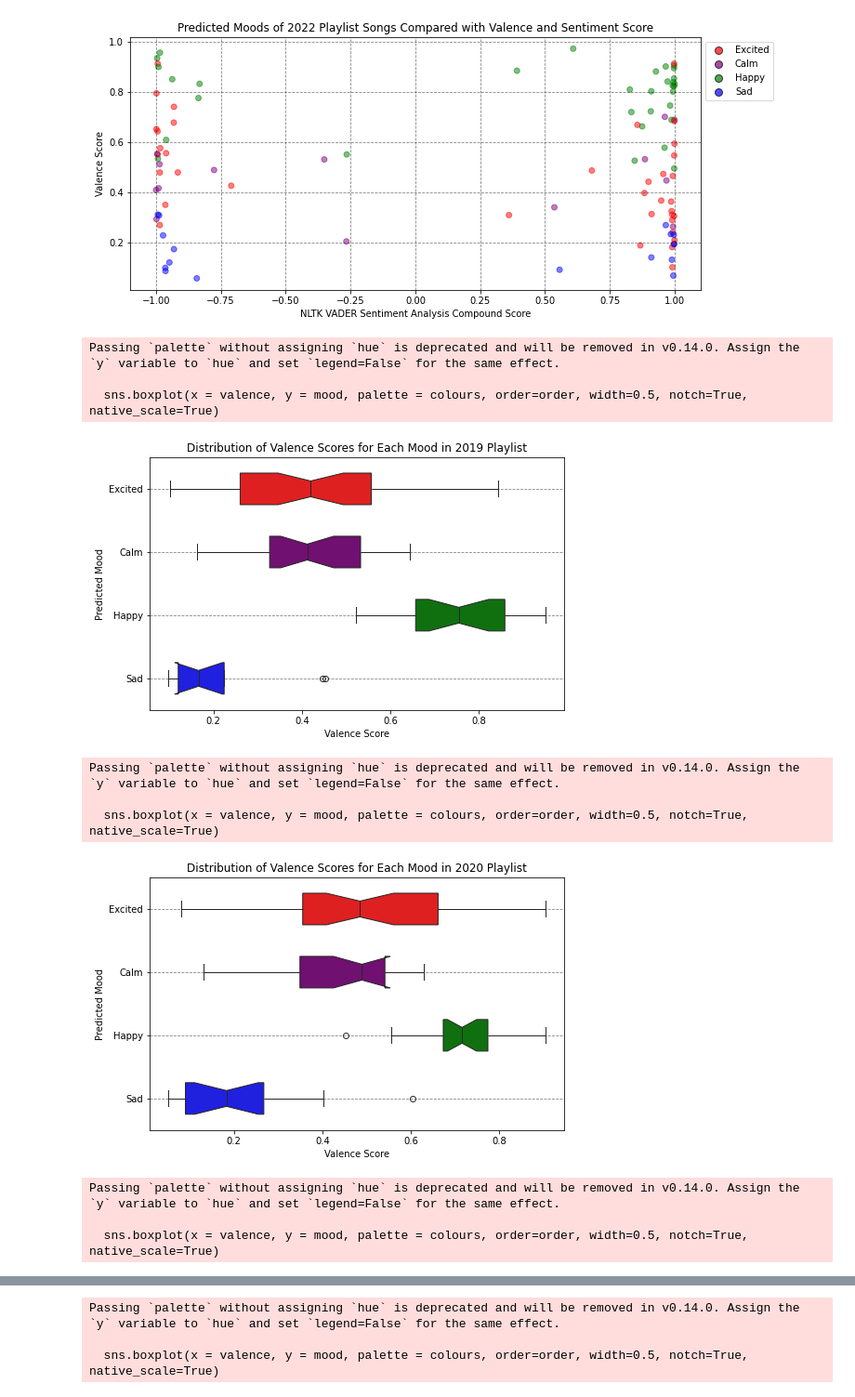
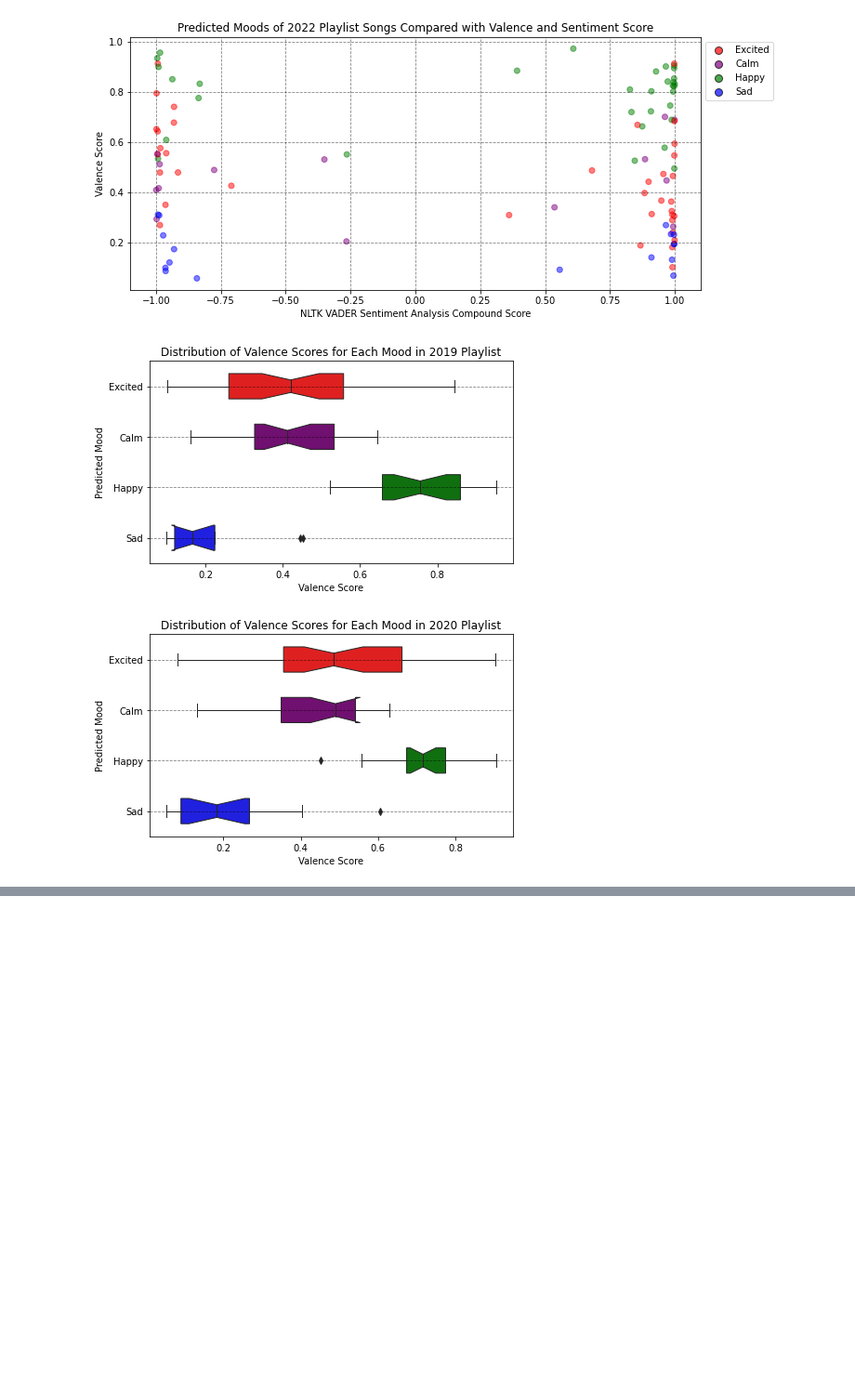
Before and after one commit to ACheung02/Spotify_Sentiment_Analysis, a Jupyter notebook: DataVis.ipynb, the cells around one changed output, grey strips where cells are left out. Shown at 93% size. Cells and saved outputs as stored; diff of their text form; code cells hidden in the pictures; blank space fills up the shorter version.

```diff
--- a/DataVis.ipynb
+++ b/DataVis.ipynb
@@ -159,35 +147,26 @@ valenceSentimentMoodScatter('PredictedMood/2022.csv', '2022')
 # %%
 #create a box plot to show the distribution of valence scores for each mood
 
 def valenceBoxPlot(csv, playlist_name):
     df = pd.read_csv(csv)
 
     valence = df['valence']
     mood = df['predicted_mood']
 
     colours = {'Excited': 'red', 'Calm': 'purple', 'Happy': 'green', 'Sad': 'blue'}
     order = ['Excited', 'Calm', 'Happy', 'Sad']
 
-    fig, ax = plt.subplots(figsize = (8, 5))
-    sns.boxplot(x = valence, y = mood, palette = colours, order=order, width=0.5, notch=True)
+    fig, ax = plt.subplots(figsize = (7, 4))
+    sns.boxplot(x = valence, y = mood, palette = colours, order=order, width=0.5, notch=True, linewidth=1)
     ax.set(title = f'Distribution of Valence Scores for Each Mood in {playlist_name} Playlist', xlabel = 'Valence Score', ylabel = 'Predicted Mood')
     ax.grid(axis = 'y', linestyle = '--', color = 'black', alpha = 0.5)
     plt.savefig(f'DataVis/ValenceBoxPlot_{playlist_name}.png', facecolor = 'white', transparent = False)
     plt.show()
 
 valenceBoxPlot('PredictedMood/2019.csv', '2019')
 valenceBoxPlot('PredictedMood/2020.csv', '2020')
 valenceBoxPlot('PredictedMood/2021.csv', '2021')
 valenceBoxPlot('PredictedMood/2022.csv', '2022')
 # %% [output]
-Passing `palette` without assigning `hue` is deprecated and will be removed in v0.14.0. Assign the `y` variable to `hue` and set `legend=False` for the same effect.
-
-  sns.boxplot(x = valence, y = mood, palette = colours, order=order, width=0.5, notch=True, native_scale=True)
-[figure, old version]
+[figure, new version]
-Passing `palette` without assigning `hue` is deprecated and will be removed in v0.14.0. Assign the `y` variable to `hue` and set `legend=False` for the same effect.
-
-  sns.boxplot(x = valence, y = mood, palette = colours, order=order, width=0.5, notch=True, native_scale=True)
-[figure, old version]
+[figure, new version]
-Passing `palette` without assigning `hue` is deprecated and will be removed in v0.14.0. Assign the `y` variable to `hue` and set `legend=False` for the same effect.
-
-  sns.boxplot(x = valence, y = mood, palette = colours, order=order, width=0.5, notch=True, native_scale=True)
@@ -195,3 +173,0 @@ Passing `palette` without assigning `hue` is deprecated and will be removed in v
-Passing `palette` without assigning `hue` is deprecated and will be removed in v0.14.0. Assign the `y` variable to `hue` and set `legend=False` for the same effect.
-
-  sns.boxplot(x = valence, y = mood, palette = colours, order=order, width=0.5, notch=True, native_scale=True)
```
Also changed, not shown: parts of 3 cells of this notebook.
